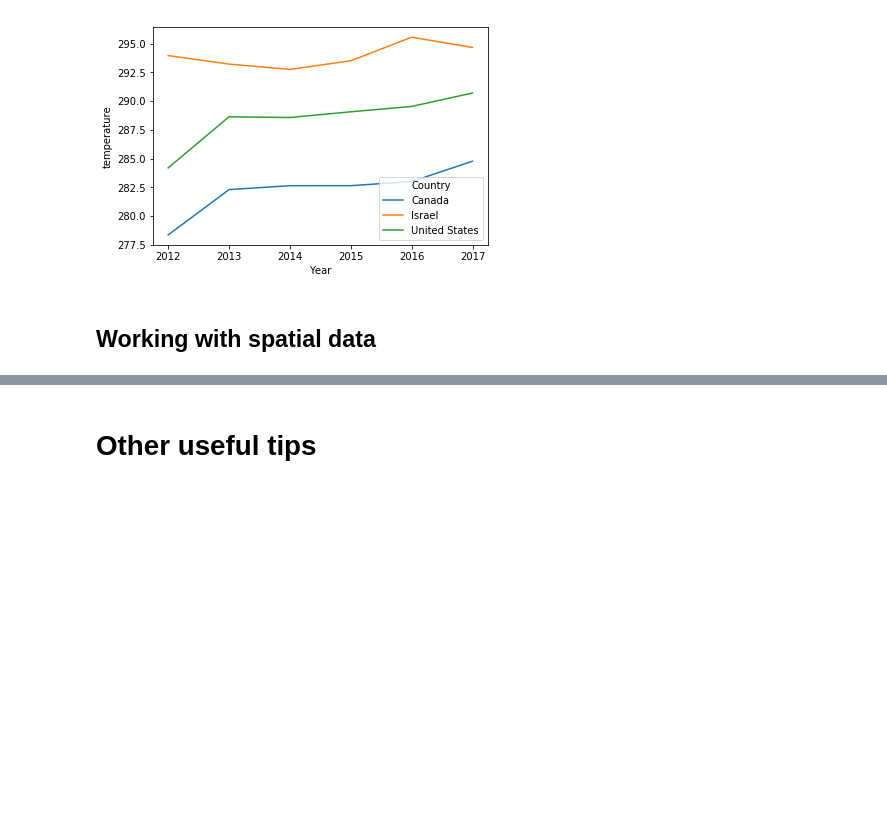
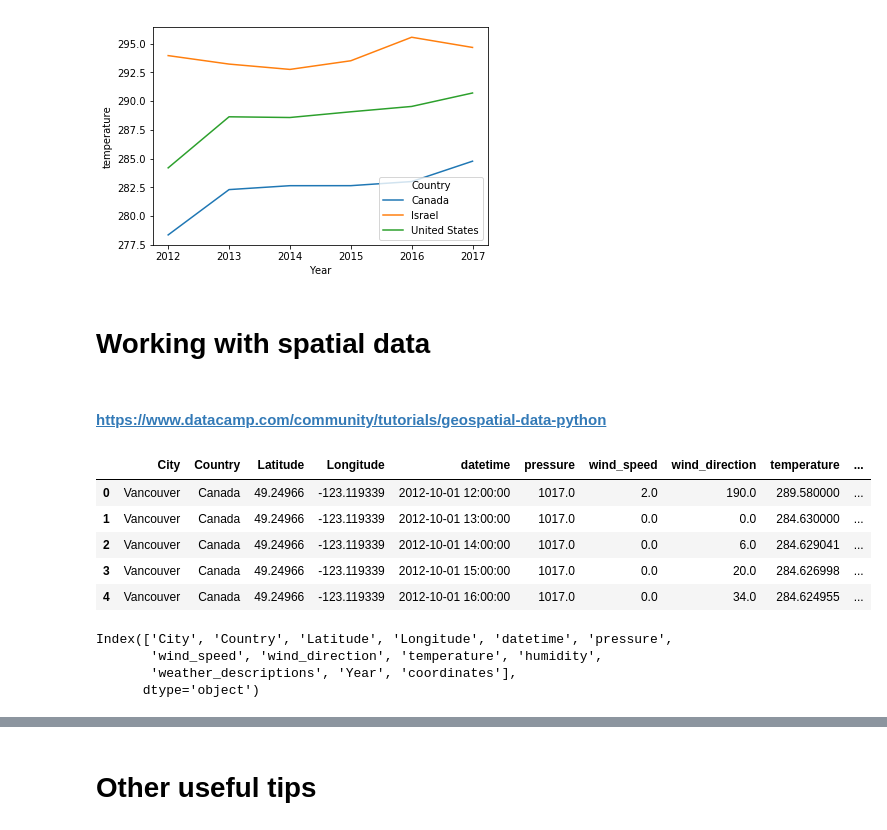
Before and after one commit to chengyin38/datafest19_tutorial, a Jupyter notebook: Tutorial_Data_Exploration.ipynb, the cells around one changed output, grey strips where cells are left out. Saved outputs shown, nothing was run; the diff lists cells and outputs as text; code cells hidden in the pictures; blank space fills up the shorter version.

```diff
--- a/Tutorial_Data_Exploration.ipynb
+++ b/Tutorial_Data_Exploration.ipynb
@@ -613,4 +631,6 @@ sns.lineplot(x= 'Year', y="temperature",
 # %%
 # an improvement: add uncertainty regions?
 # %% [markdown]
-## Working with spatial data
+# Working with spatial data
+# %% [markdown]
+#### https://www.datacamp.com/community/tutorials/geospatial-data-python
@@ -616,0 +646,16 @@ sns.lineplot(x= 'Year', y="temperature",
+# %%
+df_merged_imputed.head()
+# %% [output]
+|  | City | Country | Latitude | Longitude | datetime | pressure | wind_speed | wind_direction | temperature | ... |
+| 0 | Vancouver | Canada | 49.24966 | -123.119339 | 2012-10-01 12:00:00 | 1017.0 | 2.0 | 190.0 | 289.580000 | ... |
+| 1 | Vancouver | Canada | 49.24966 | -123.119339 | 2012-10-01 13:00:00 | 1017.0 | 0.0 | 0.0 | 284.630000 | ... |
+| 2 | Vancouver | Canada | 49.24966 | -123.119339 | 2012-10-01 14:00:00 | 1017.0 | 0.0 | 6.0 | 284.629041 | ... |
+| 3 | Vancouver | Canada | 49.24966 | -123.119339 | 2012-10-01 15:00:00 | 1017.0 | 0.0 | 20.0 | 284.626998 | ... |
+| 4 | Vancouver | Canada | 49.24966 | -123.119339 | 2012-10-01 16:00:00 | 1017.0 | 0.0 | 34.0 | 284.624955 | ... |
+# %%
+df_merged_imputed.columns
+# %% [output]
+Index(['City', 'Country', 'Latitude', 'Longitude', 'datetime', 'pressure',
+       'wind_speed', 'wind_direction', 'temperature', 'humidity',
+       'weather_descriptions', 'Year', 'coordinates'],
+      dtype='object')
```
Also changed, not shown: parts of 22 cells of this notebook.
